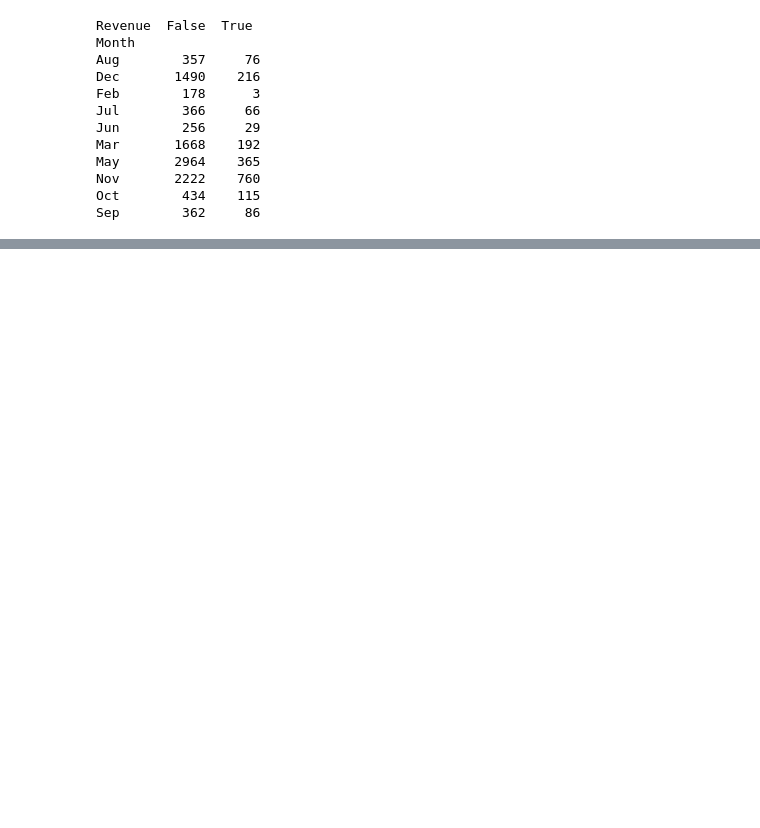
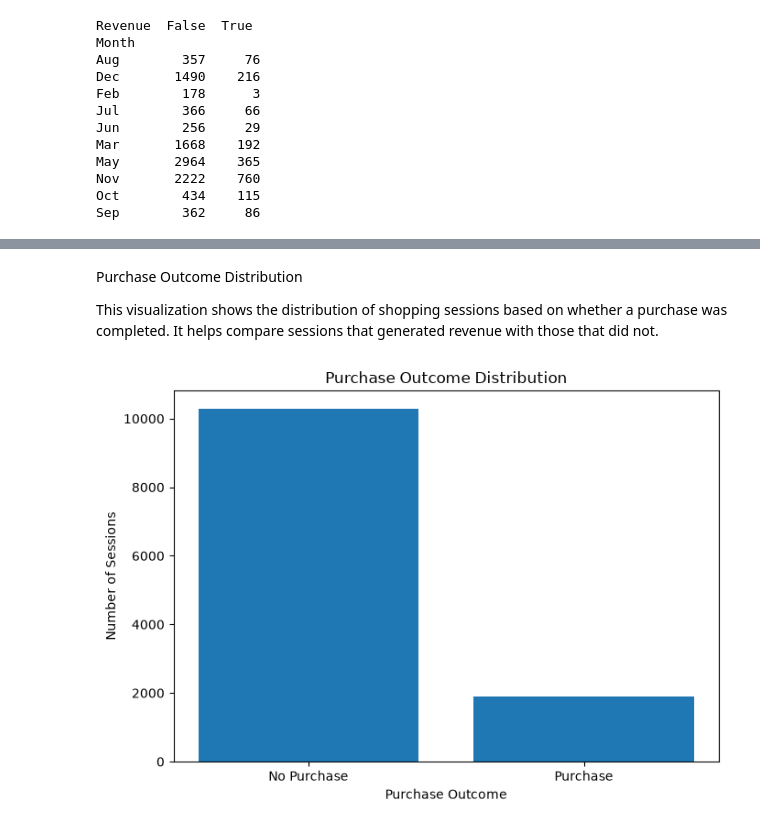
Before and after one commit to Abel-P-THOMAS/online-shopping-purchase-intention_analysis, a Jupyter notebook: project final/online_shopping_analysis.ipynb, the cells around one changed output, grey strips where cells are left out. Drawn from its saved outputs; the diff is of its cells as text; code cells hidden in the pictures; blank space fills up the shorter version.

```diff
--- a/project final/online_shopping_analysis.ipynb
+++ b/project final/online_shopping_analysis.ipynb
@@ -381,0 +511,21 @@ Sep        362     86
+# %% [markdown]
+Purchase Outcome Distribution
+
+This visualization shows the distribution of shopping sessions based on whether a purchase was completed. It helps compare sessions that generated revenue with those that did not.
+# %%
+import matplotlib.pyplot as plt
+
+revenue_counts = df["Revenue"].value_counts().reindex([False, True])
+
+plt.figure(figsize=(7, 5))
+plt.bar(
+    ["No Purchase", "Purchase"],
+    revenue_counts.values
+)
+plt.title("Purchase Outcome Distribution")
+plt.xlabel("Purchase Outcome")
+plt.ylabel("Number of Sessions")
+plt.tight_layout()
+plt.show()
+# %% [output]
+[figure, added]
```
Also changed, not shown: parts of 55 cells of this notebook.
